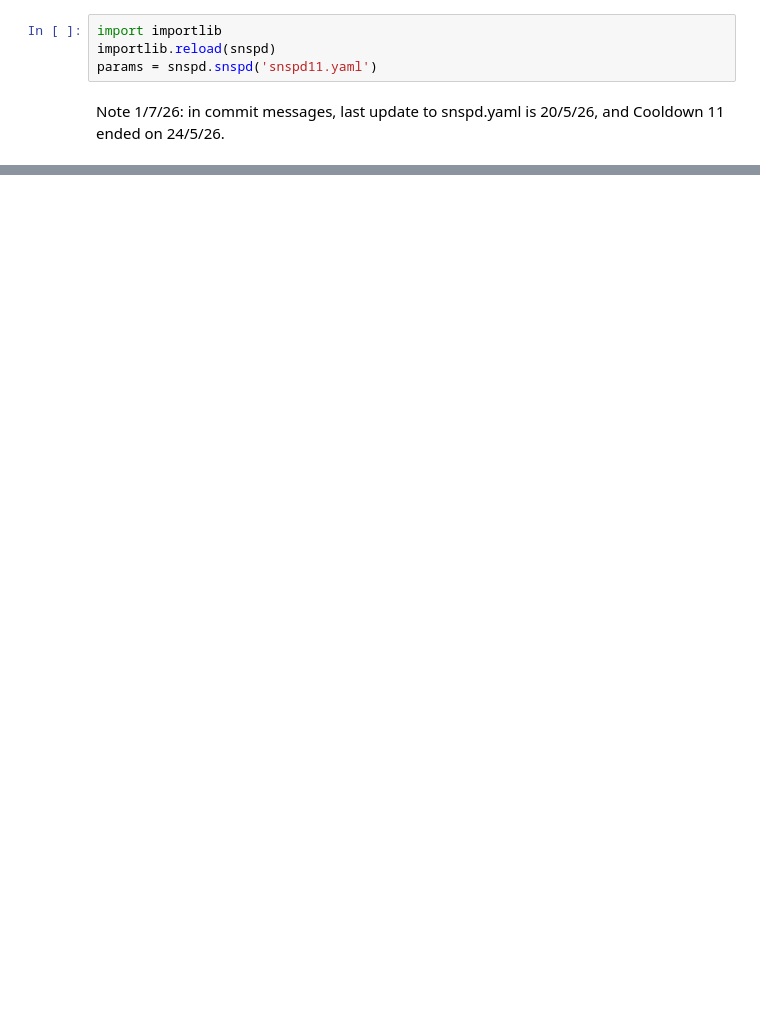
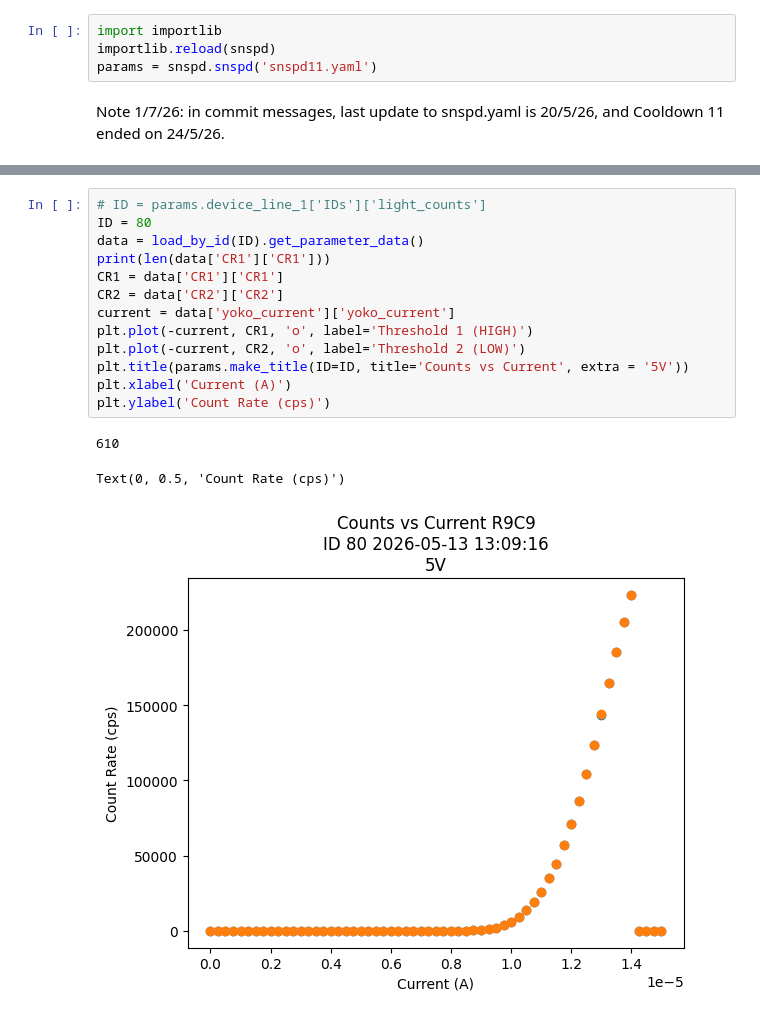
Before and after one commit to QNLSydney/snspd, a Jupyter notebook: SNSPD2/SNSPD11_Line_1_Analysis_Review.ipynb, the cells around one changed output, grey strips where cells are left out. Drawn from its saved outputs; the diff is of its cells as text; blank space fills up the shorter version.

```diff
--- a/SNSPD2/SNSPD11_Line_1_Analysis_Review.ipynb
+++ b/SNSPD2/SNSPD11_Line_1_Analysis_Review.ipynb
@@ -718,0 +86,17 @@ interactive(children=(IntSlider(value=231, continuous_update=False, description=
+# %%
+# ID = params.device_line_1['IDs']['light_counts']
+ID = 80
+data = load_by_id(ID).get_parameter_data()
+print(len(data['CR1']['CR1']))
+CR1 = data['CR1']['CR1']
+CR2 = data['CR2']['CR2']
+current = data['yoko_current']['yoko_current']
+plt.plot(-current, CR1, 'o', label='Threshold 1 (HIGH)')
+plt.plot(-current, CR2, 'o', label='Threshold 2 (LOW)')
+plt.title(params.make_title(ID=ID, title='Counts vs Current', extra = '5V'))
+plt.xlabel('Current (A)')
+plt.ylabel('Count Rate (cps)')
+# %% [output]
+610
+Text(0, 0.5, 'Count Rate (cps)')
+[figure, added]
```
Also changed, not shown: parts of 67 cells of this notebook, 2 other files.
